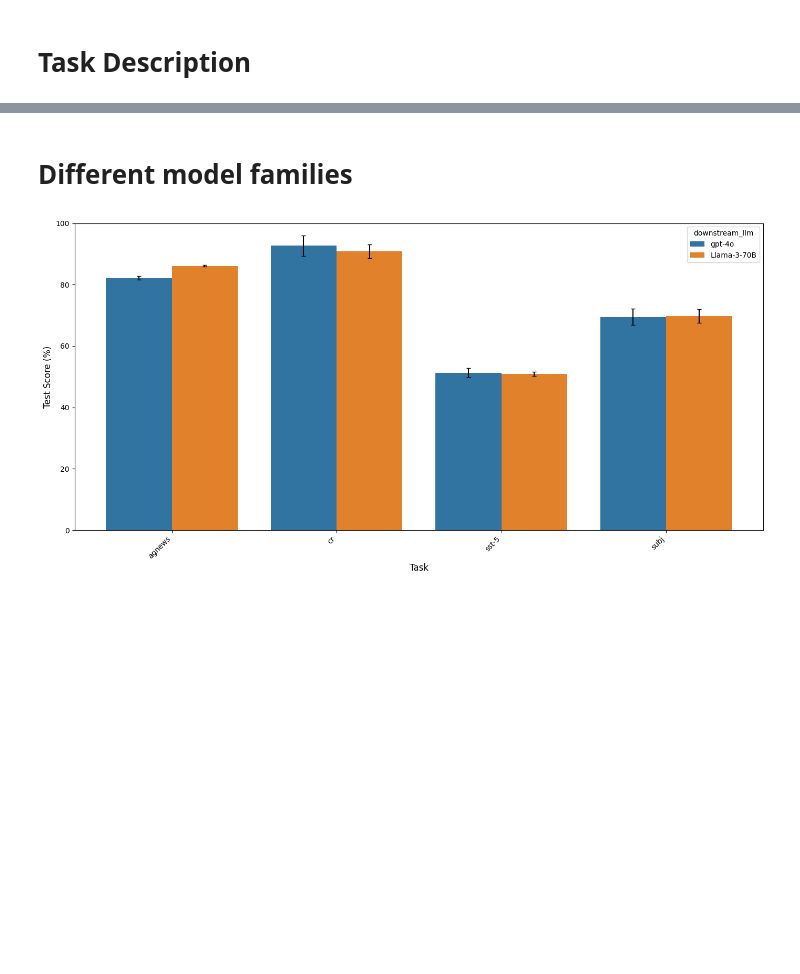
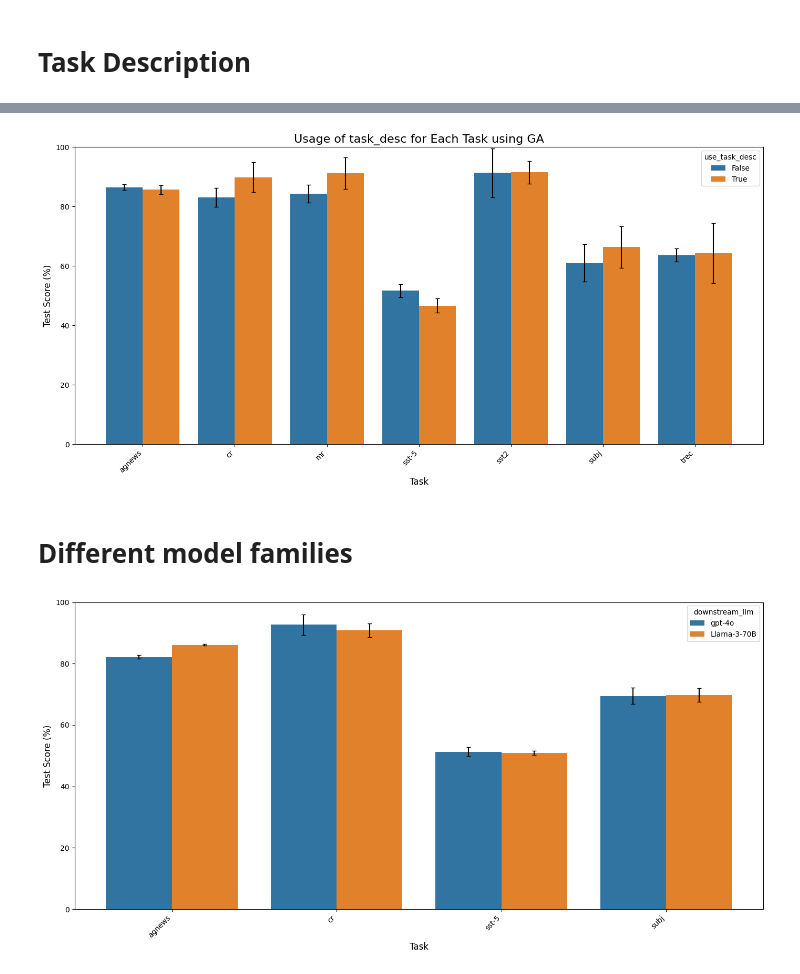
Before and after one commit to finitearth/promptolution, a Jupyter notebook: notebooks/evaluation_experiment.ipynb, the cells around one changed output, grey strips where cells are left out. Saved outputs shown, nothing was run; the diff lists cells and outputs as text; code cells hidden in the pictures; blank space fills up the shorter version.

```diff
--- a/notebooks/evaluation_experiment.ipynb
+++ b/notebooks/evaluation_experiment.ipynb
@@ -231,3 +232,9 @@ get_result_table(fancy_pants)
+# %%
+df_plot = pd.concat([best_scores_td, df_comparison])
+df_plot = df_plot[df_plot.optimizer == "GA"]
+plot_bar(df_plot, "use_task_desc", 'Usage of task_desc for Each Task using GA')
+# %% [output]
+[figure, added]
 # %% [markdown]
 # Different model families
 # %%
```
Also changed, not shown: parts of 13 cells of this notebook, 2 other files.
